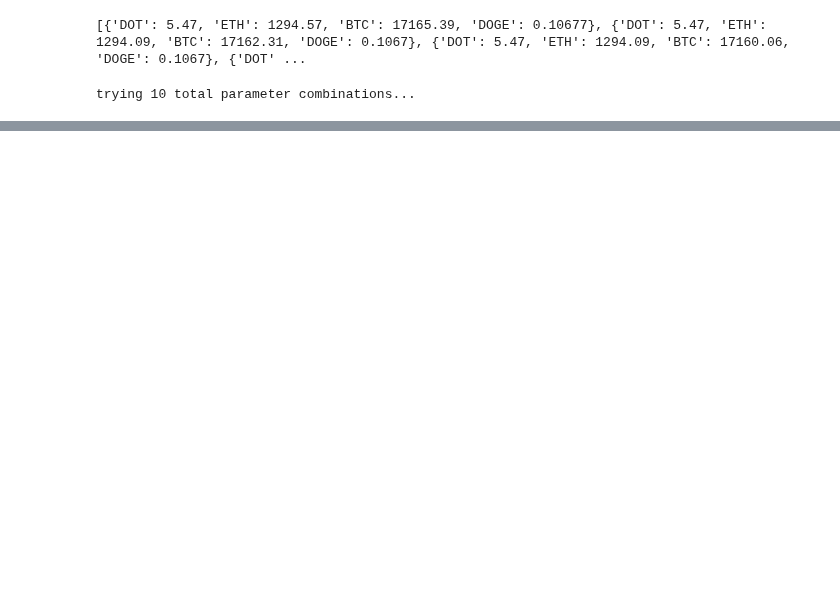
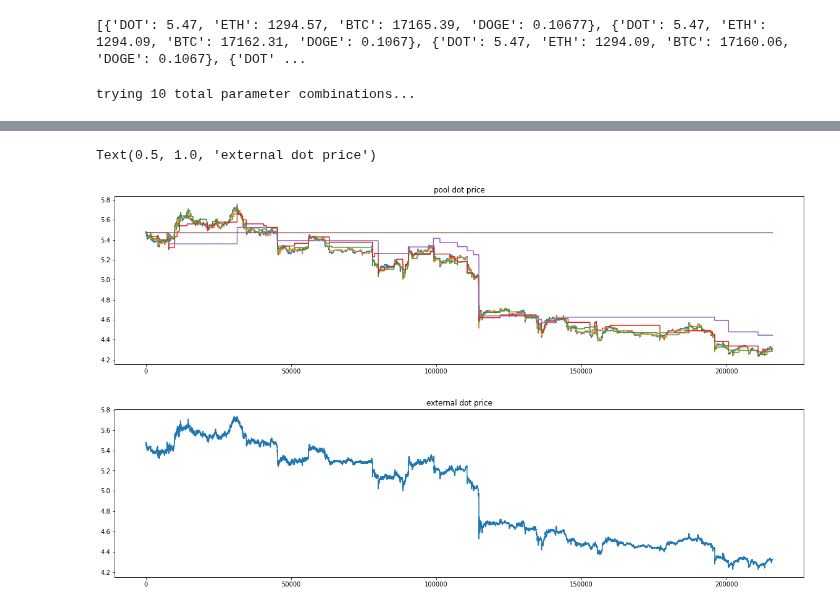
Before and after one commit to galacticcouncil/HydraDX-simulations, a Jupyter notebook: hydradx/notebooks/Omnipool/DynamicFeesParameterSearchColin.ipynb, the cells around one changed output, grey strips where cells are left out. Saved outputs shown, nothing was run; the diff lists cells and outputs as text; code cells hidden in the pictures; blank space fills up the shorter version.

```diff
--- a/hydradx/notebooks/Omnipool/DynamicFeesParameterSearchColin.ipynb
+++ b/hydradx/notebooks/Omnipool/DynamicFeesParameterSearchColin.ipynb
@@ -377,3 +401,19 @@ plt.title('basic fees (blue) vs best tested parameters (orange) vs worst tested
+# %%
+from model.amm.omnipool_amm import usd_price
+plt.figure(figsize=(20, 5))
+for events in events_list:
+    dot_price = [usd_price(event.pools['omnipool'], 'DOT') for event in events]
+    plt.plot(range(len(dot_price)), dot_price)
+plt.title('pool dot price')
+
+plt.figure(figsize=(20, 5))
+dot_price = [event.external_market['DOT'] for event in events_list[0]]
+plt.plot(range(len(dot_price)), dot_price)
+plt.title('external dot price')
+# %% [output]
+Text(0.5, 1.0, 'external dot price')
+[figure, added]
+[figure, added]
 # %%
 print(LP_holdings1[-1])
 print(LP_holdings2[-1])
```
Also changed, not shown: parts of 19 cells of this notebook, 1 other file.
